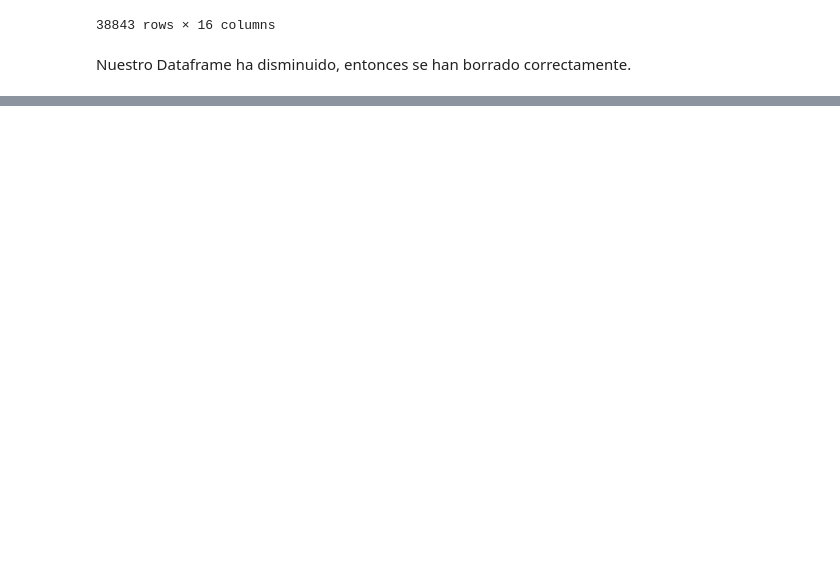
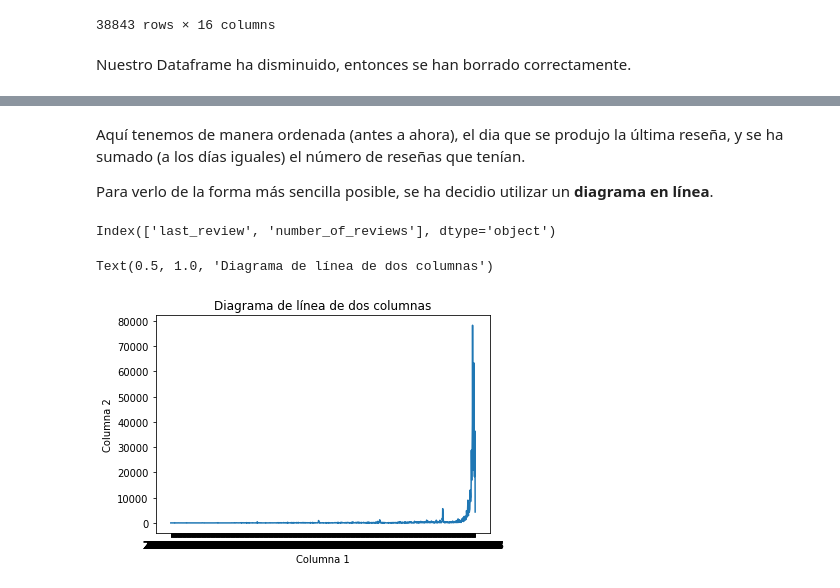
Before and after one commit to MartaAmoresCastillejo/LAB1, a Jupyter notebook: Lab1.ipynb, the cells around one changed output, grey strips where cells are left out. Cells and saved outputs as stored; diff of their text form; code cells hidden in the pictures; blank space fills up the shorter version.

```diff
--- a/Lab1.ipynb
+++ b/Lab1.ipynb
@@ -726,3 +726,9 @@ data
 38843 rows × 16 columns
 # %% [markdown]
 Nuestro Dataframe ha disminuido, entonces se han borrado correctamente.
+# %%
+data = data.groupby(['last_review']).agg(
+                                  {'number_of_reviews': 'sum',
+                                  }).reset_index()
+
+data
@@ -728,0 +749,21 @@ Nuestro Dataframe ha disminuido, entonces se han borrado correctamente.
+# %% [markdown]
+Aquí tenemos de manera ordenada (antes a ahora), el dia que se produjo la última reseña, y se ha sumado (a los días iguales) el número de reseñas que tenían.
+
+Para verlo de la forma más sencilla posible, se ha decidio utilizar un **diagrama en línea**.
+# %%
+data.columns
+# %% [output]
+Index(['last_review', 'number_of_reviews'], dtype='object')
+# %%
+data = data[["last_review", "number_of_reviews"]]
+
+# Crear el diagrama de línea
+plt.plot(data["last_review"], data["number_of_reviews"])
+
+# Añadir etiquetas y títulos a los ejes
+plt.xlabel("Columna 1")
+plt.ylabel("Columna 2")
+plt.title("Diagrama de línea de dos columnas")
+# %% [output]
+Text(0.5, 1.0, 'Diagrama de línea de dos columnas')
+[figure, added]
```
Also changed, not shown: parts of 7 cells of this notebook.
